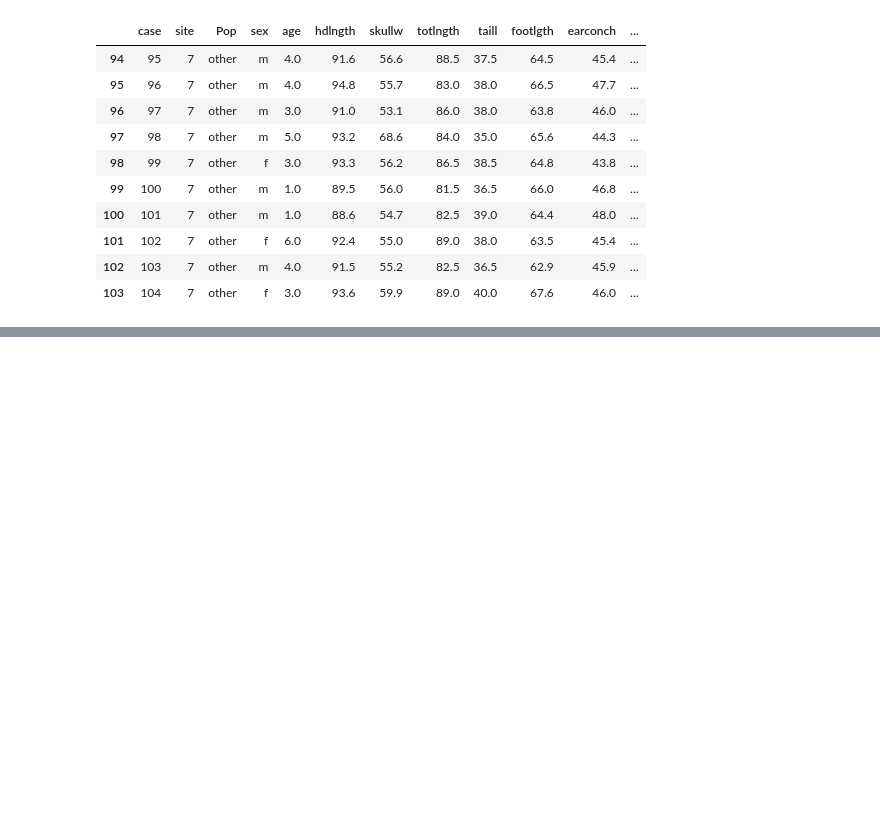
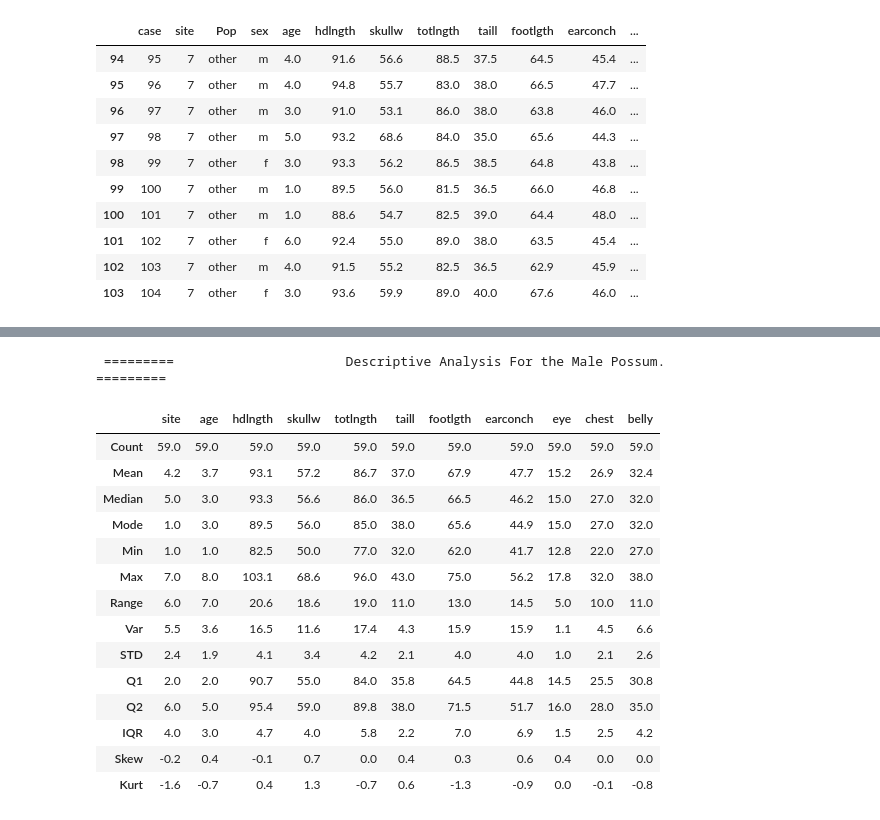
Before and after one commit to Tee-AiEng/Data_and_Data_analysis, a Jupyter notebook: week_8/dataset_analysis.ipynb, the cells around one changed output, grey strips where cells are left out. Saved outputs shown, nothing was run; the diff lists cells and outputs as text; code cells hidden in the pictures; blank space fills up the shorter version.

```diff
--- a/week_8/dataset_analysis.ipynb
+++ b/week_8/dataset_analysis.ipynb
@@ -58,0 +178,3 @@ AttributeError: 'str' object has no attribute 'mean'
+# %%
+df_male = df[df["sex"] == "m"]
+df_female = df[df["sex"] == "f"]
@@ -58,0 +191,20 @@ AttributeError: 'str' object has no attribute 'mean'
+# %%
+print("\n =========\t\t\tDescriptive Analysis For the Male Possum.\t\t\t=========")
+create_descriptive_df(df_male)
+# %% [output]
+ =========                      Descriptive Analysis For the Male Possum.                       =========
+|  | site | age | hdlngth | skullw | totlngth | taill | footlgth | earconch | eye | chest | belly |
+| Count | 59.0 | 59.0 | 59.0 | 59.0 | 59.0 | 59.0 | 59.0 | 59.0 | 59.0 | 59.0 | 59.0 |
+| Mean | 4.2 | 3.7 | 93.1 | 57.2 | 86.7 | 37.0 | 67.9 | 47.7 | 15.2 | 26.9 | 32.4 |
+| Median | 5.0 | 3.0 | 93.3 | 56.6 | 86.0 | 36.5 | 66.5 | 46.2 | 15.0 | 27.0 | 32.0 |
+| Mode | 1.0 | 3.0 | 89.5 | 56.0 | 85.0 | 38.0 | 65.6 | 44.9 | 15.0 | 27.0 | 32.0 |
+| Min | 1.0 | 1.0 | 82.5 | 50.0 | 77.0 | 32.0 | 62.0 | 41.7 | 12.8 | 22.0 | 27.0 |
+| Max | 7.0 | 8.0 | 103.1 | 68.6 | 96.0 | 43.0 | 75.0 | 56.2 | 17.8 | 32.0 | 38.0 |
+| Range | 6.0 | 7.0 | 20.6 | 18.6 | 19.0 | 11.0 | 13.0 | 14.5 | 5.0 | 10.0 | 11.0 |
+| Var | 5.5 | 3.6 | 16.5 | 11.6 | 17.4 | 4.3 | 15.9 | 15.9 | 1.1 | 4.5 | 6.6 |
+| STD | 2.4 | 1.9 | 4.1 | 3.4 | 4.2 | 2.1 | 4.0 | 4.0 | 1.0 | 2.1 | 2.6 |
+| Q1 | 2.0 | 2.0 | 90.7 | 55.0 | 84.0 | 35.8 | 64.5 | 44.8 | 14.5 | 25.5 | 30.8 |
+| Q2 | 6.0 | 5.0 | 95.4 | 59.0 | 89.8 | 38.0 | 71.5 | 51.7 | 16.0 | 28.0 | 35.0 |
+| IQR | 4.0 | 3.0 | 4.7 | 4.0 | 5.8 | 2.2 | 7.0 | 6.9 | 1.5 | 2.5 | 4.2 |
+| Skew | -0.2 | 0.4 | -0.1 | 0.7 | 0.0 | 0.4 | 0.3 | 0.6 | 0.4 | 0.0 | 0.0 |
+| Kurt | -1.6 | -0.7 | 0.4 | 1.3 | -0.7 | 0.6 | -1.3 | -0.9 | 0.0 | -0.1 | -0.8 |
```
Also changed, not shown: parts of 27 cells of this notebook.
